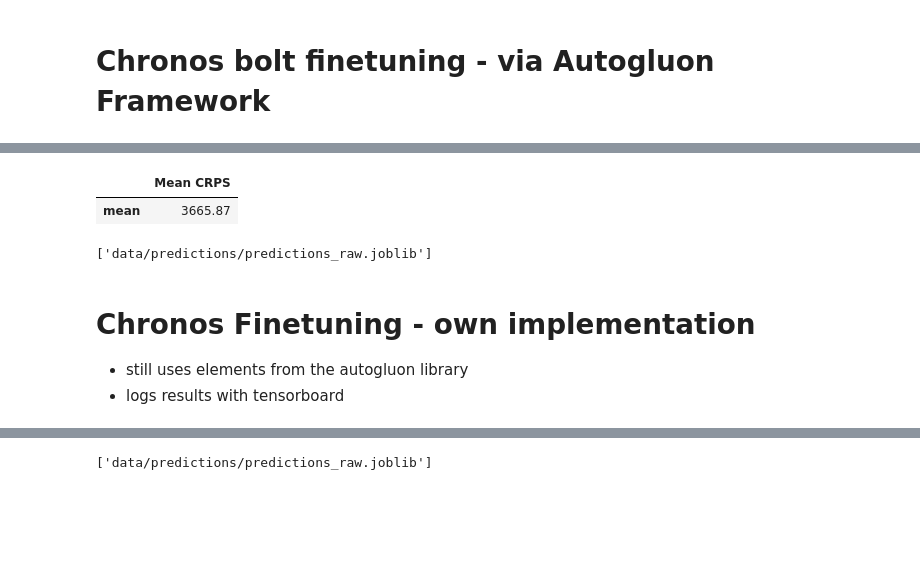
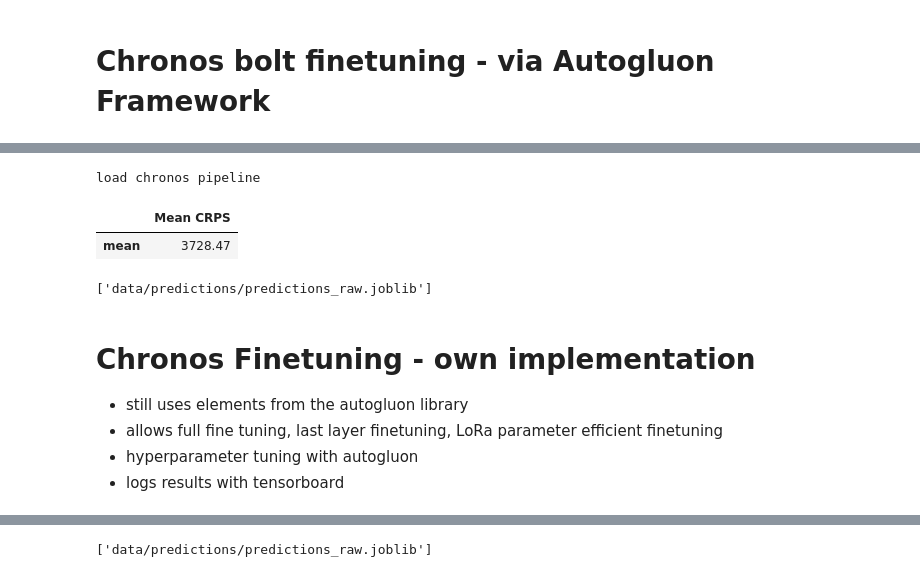
Before and after one commit to LouisSko/master-thesis, a Jupyter notebook: notebook.ipynb, the cells around one changed output, grey strips where cells are left out. Saved outputs shown, nothing was run; the diff lists cells and outputs as text; code cells hidden in the pictures; blank space fills up the shorter version.

Commit message:
add LoRa finetuning

```diff
--- a/notebook.ipynb
+++ b/notebook.ipynb
@@ -16,6 +19,19 @@ df = df.melt(id_vars="timestamp", var_name="item_id", value_name="target")
 # encode item id
 df["item_id"], mapping  = pd.factorize(df["item_id"])
 mapping = {i: m for i, m in zip(range(0, len(mapping)), mapping)}
+# %%
+# alternatively could also read in Großhandelspreise from 2015-2025
+df_1 = pd.read_csv("data/Gro_handelspreise_201501010000_202101010000_Stunde.csv", sep=";", decimal=",", thousands=".", parse_dates=["Datum von", "Datum bis"], na_values=["-"], dayfirst=True)
+df_2 = pd.read_csv("data/Gro_handelspreise_202001010000_202504060000_Stunde.csv", sep=";", decimal=",", thousands=".", parse_dates=["Datum von", "Datum bis"], na_values=["-"], dayfirst=True)
+df = pd.concat([df_1, df_2])
+df = df.rename(columns={"Datum von":"timestamp"})
+df = df.drop(columns="Datum bis")
+df = df.drop_duplicates(subset=["timestamp"], keep="first")
+# unpivot data frame
+df = df.melt(id_vars="timestamp", var_name="item_id", value_name="target")
+# encode item id
+df["item_id"], mapping  = pd.factorize(df["item_id"])
+mapping = {i: m for i, m in zip(range(0, len(mapping)), mapping)}
 # %%
 # mapping of item ids to time series
 mapping
@@ -109,17 +170,19 @@ Best model score: -0.0943
 # %%
-chronos = Chronos(model_name="/Users/louisskowronek/Documents/thesis/master-thesis/AutogluonModels/ag-20250411_125250/models/ChronosFineTuned[bolt_tiny]/W0/fine-tuned-ckpt",
+chronos = Chronos(model_name="./AutogluonModels/ag-20250421_165204/models/ChronosFineTuned[bolt_tiny]/W0/fine-tuned-ckpt",
                   device_map="mps",
                   lead_times=np.arange(1, 65),
                   freq=pd.Timedelta("1h"))
 
 # get zero shot perdictions on test dataset
-predictions_raw2 = chronos.predict(data=data_test,
+predictions_finetuned_autogluon = chronos.predict(data=data_test,
                                   previous_context_data=data_train)
+# %% [output]
+load chronos pipeline
 # %%
-predictions_raw2.get_crps(mean_lead_times=True, mean_time=True)
+predictions_finetuned_autogluon.get_crps(mean_lead_times=True, mean_time=True)
 # %% [output]
 |  | Mean CRPS |
-| mean | 3665.87 |
+| mean | 3728.47 |
 # %%
 joblib.dump(predictions_raw, "data/predictions/predictions_raw.joblib")
 # %% [output]
@@ -128,5 +191,7 @@ joblib.dump(predictions_raw, "data/predictions/predictions_raw.joblib")
 # Chronos Finetuning - own implementation
 
 - still uses elements from the autogluon library
+- allows full fine tuning, last layer finetuning, LoRa parameter efficient finetuning
+- hyperparameter tuning with autogluon
 - logs results with tensorboard
 # %%
```
Also changed, not shown: parts of 31 cells of this notebook.
